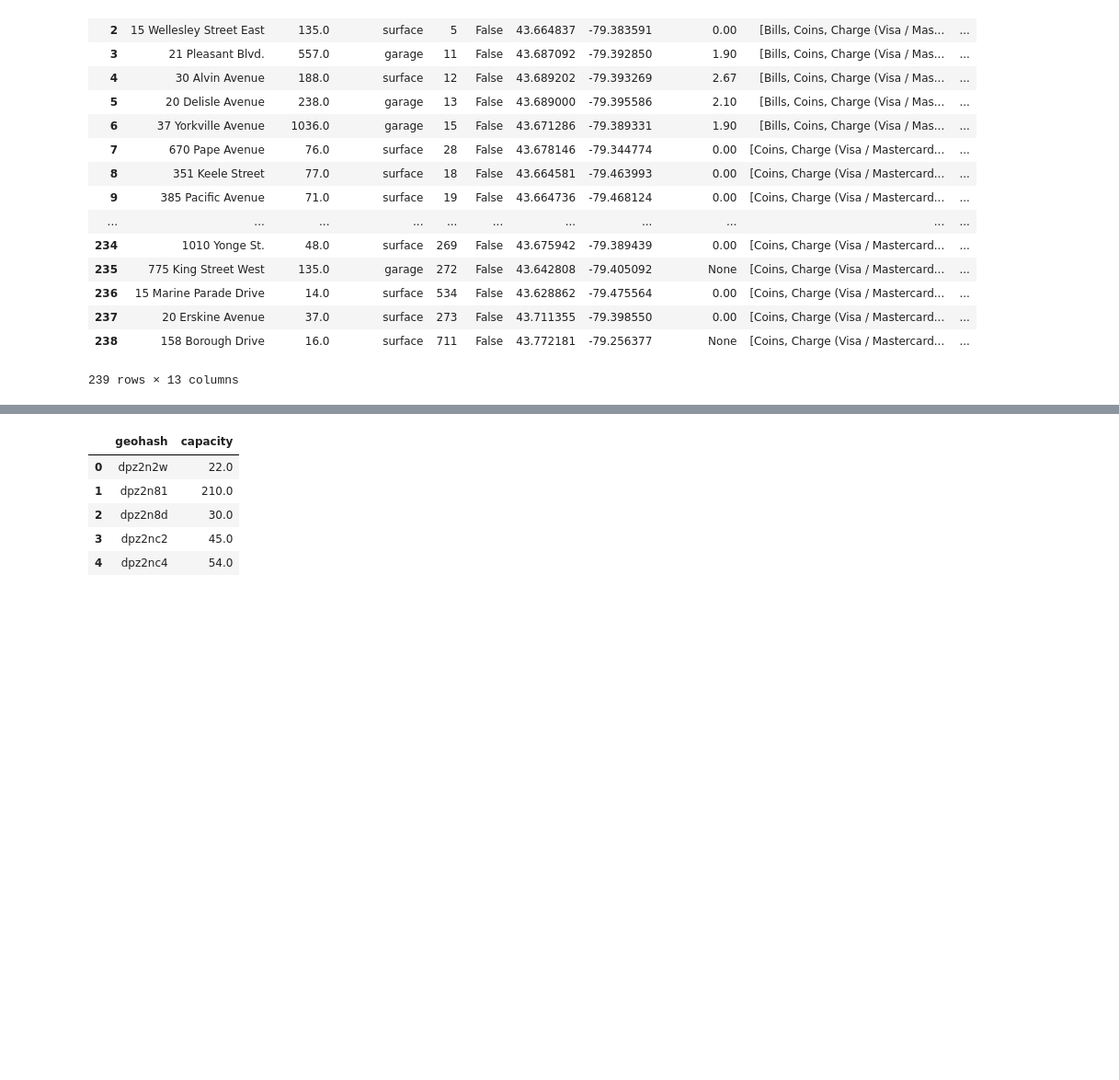
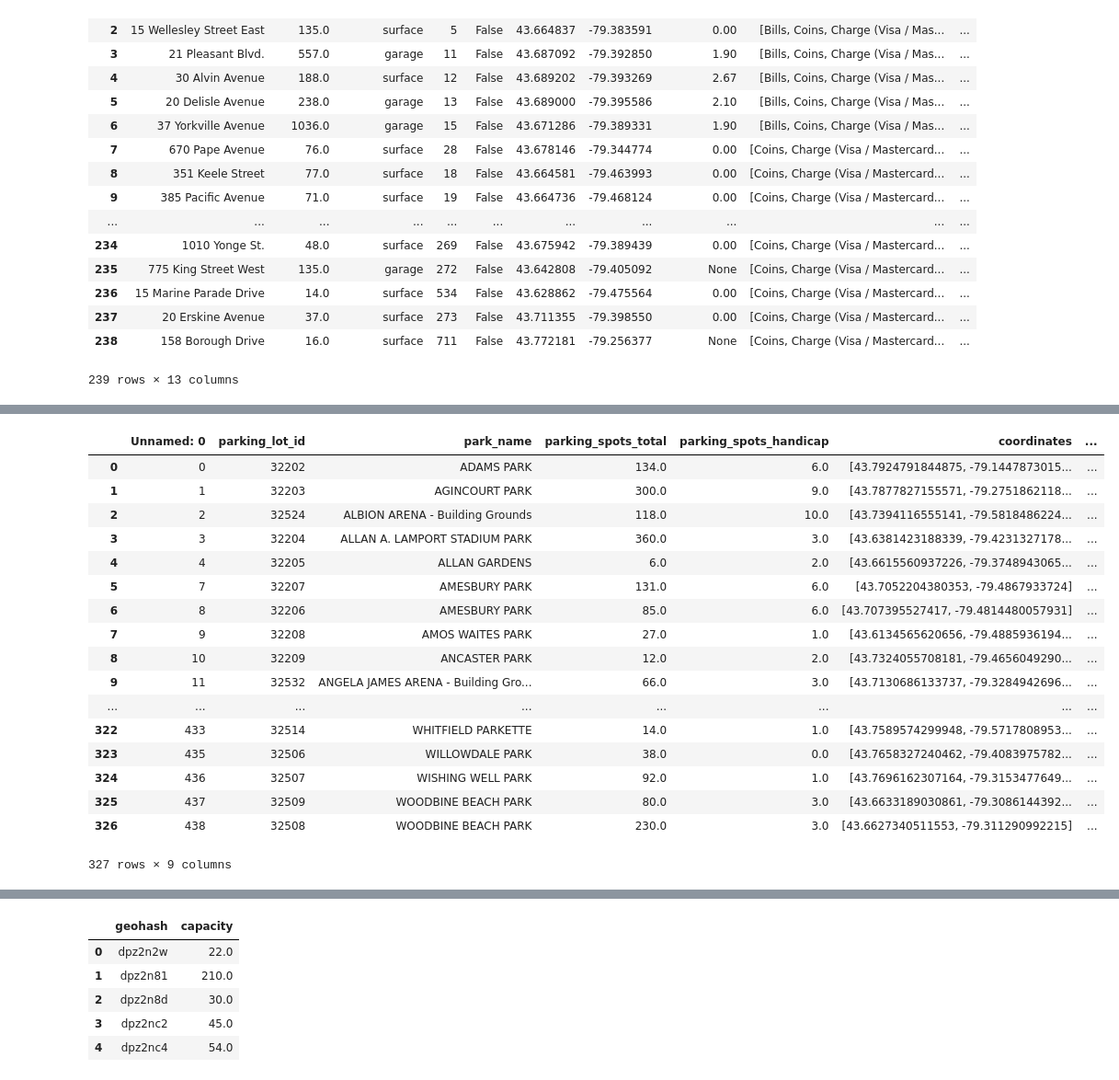
Before and after one commit to bharatlearnstocode/STA2453-Geotab-Project, a Jupyter notebook: code/dataset_cleaning.ipynb, the cells around one changed output, grey strips where cells are left out. Shown at 92% size. Saved outputs shown, nothing was run; the diff lists cells and outputs as text; code cells hidden in the pictures; blank space fills up the shorter version.

```diff
--- a/code/dataset_cleaning.ipynb
+++ b/code/dataset_cleaning.ipynb
@@ -295,2 +303,25 @@ df_gpp_clean.to_csv('../data/cleaned/gpp_cleaned_except_rate_details.csv')
+# %%
+df_plf = df_plf.rename({'parking_spots': 'capacity'},axis=1)
+# %%
+df_plf
+# %% [output]
+|  | Unnamed: 0 | parking_lot_id | park_name | parking_spots_total | parking_spots_handicap | coordinates | ... |
+| 0 | 0 | 32202 | ADAMS PARK | 134.0 | 6.0 | [43.7924791844875, -79.1447873015... | ... |
+| 1 | 1 | 32203 | AGINCOURT PARK | 300.0 | 9.0 | [43.7877827155571, -79.2751862118... | ... |
+| 2 | 2 | 32524 | ALBION ARENA - Building Grounds | 118.0 | 10.0 | [43.7394116555141, -79.5818486224... | ... |
+| 3 | 3 | 32204 | ALLAN A. LAMPORT STADIUM PARK | 360.0 | 3.0 | [43.6381423188339, -79.4231327178... | ... |
+| 4 | 4 | 32205 | ALLAN GARDENS | 6.0 | 2.0 | [43.6615560937226, -79.3748943065... | ... |
+| 5 | 7 | 32207 | AMESBURY PARK | 131.0 | 6.0 | [43.7052204380353, -79.4867933724] | ... |
+| 6 | 8 | 32206 | AMESBURY PARK | 85.0 | 6.0 | [43.707395527417, -79.4814480057931] | ... |
+| 7 | 9 | 32208 | AMOS WAITES PARK | 27.0 | 1.0 | [43.6134565620656, -79.4885936194... | ... |
+| 8 | 10 | 32209 | ANCASTER PARK | 12.0 | 2.0 | [43.7324055708181, -79.4656049290... | ... |
+| 9 | 11 | 32532 | ANGELA JAMES ARENA - Building Gro... | 66.0 | 3.0 | [43.7130686133737, -79.3284942696... | ... |
+| ... | ... | ... | ... | ... | ... | ... | ... |
+| 322 | 433 | 32514 | WHITFIELD PARKETTE | 14.0 | 1.0 | [43.7589574299948, -79.5717808953... | ... |
+| 323 | 435 | 32506 | WILLOWDALE PARK | 38.0 | 0.0 | [43.7658327240462, -79.4083975782... | ... |
+| 324 | 436 | 32507 | WISHING WELL PARK | 92.0 | 1.0 | [43.7696162307164, -79.3153477649... | ... |
+| 325 | 437 | 32509 | WOODBINE BEACH PARK | 80.0 | 3.0 | [43.6633189030861, -79.3086144392... | ... |
+| 326 | 438 | 32508 | WOODBINE BEACH PARK | 230.0 | 3.0 | [43.6627340511553, -79.311290992215] | ... |
+327 rows × 9 columns
 # %%
 df_gpp_geohash = df_gpp_clean.groupby(['geohash'])['capacity'].agg('sum').reset_index()
```
Also changed, not shown: parts of 9 cells of this notebook, 5 other files.
